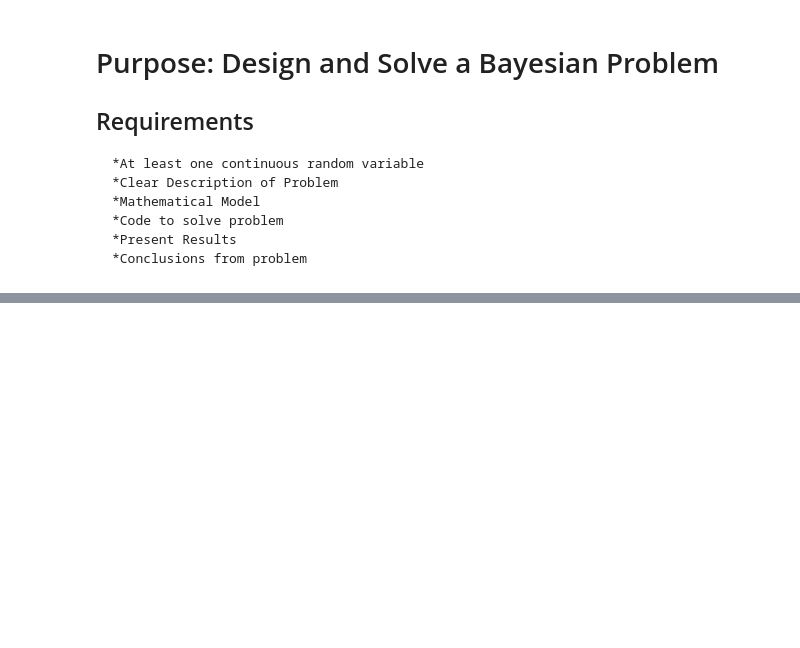
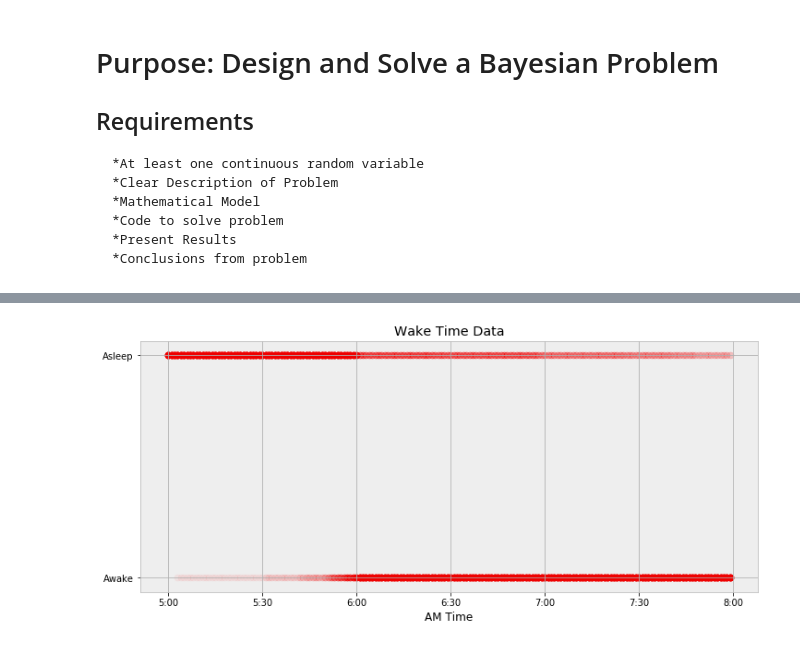
Before and after one commit to WillKoehrsen/eecs-491, a Jupyter notebook: assign/assign_1/assign_1.ipynb, the cells around one changed output, grey strips where cells are left out. Saved outputs shown, nothing was run; the diff lists cells and outputs as text; code cells hidden in the pictures; blank space fills up the shorter version.

```diff
--- a/assign/assign_1/assign_1.ipynb
+++ b/assign/assign_1/assign_1.ipynb
@@ -239,0 +93,6 @@ plt.title("Posterior probability estimates given temp. $t$");
+# %%
+plt.scatter(wake_data['time_offset'], wake_data['indicator'], s= 50, alpha = 0.05, facecolor='r', edgecolors =  'r');
+plt.yticks([0, 1], ['Awake', 'Asleep']); plt.xlabel('AM Time'); plt.title('Wake Time Data')
+plt.xticks([-60, -30, 0, 30, 60, 90, 120], wake_labels);
+# %% [output]
+[figure, added]
```
Also changed, not shown: parts of 71 cells of this notebook.
